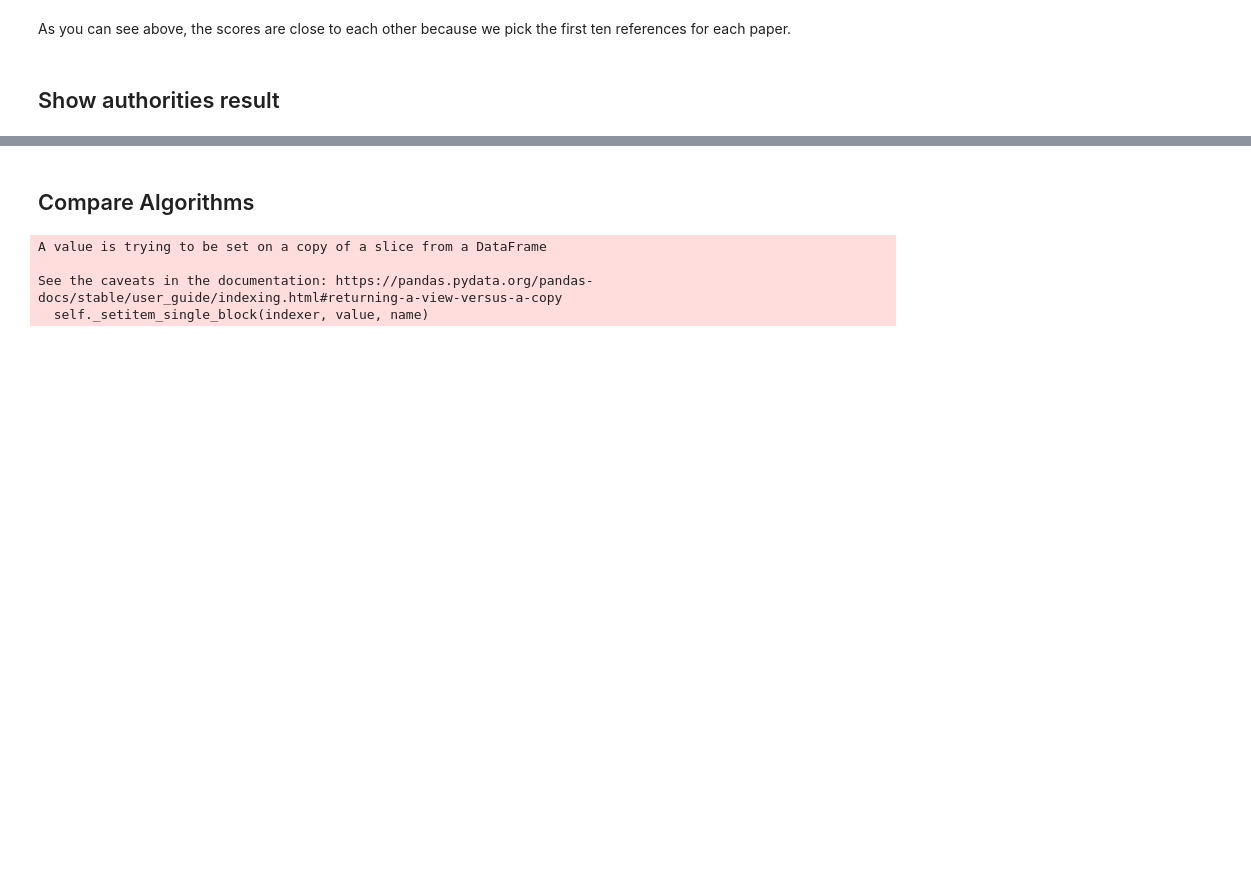
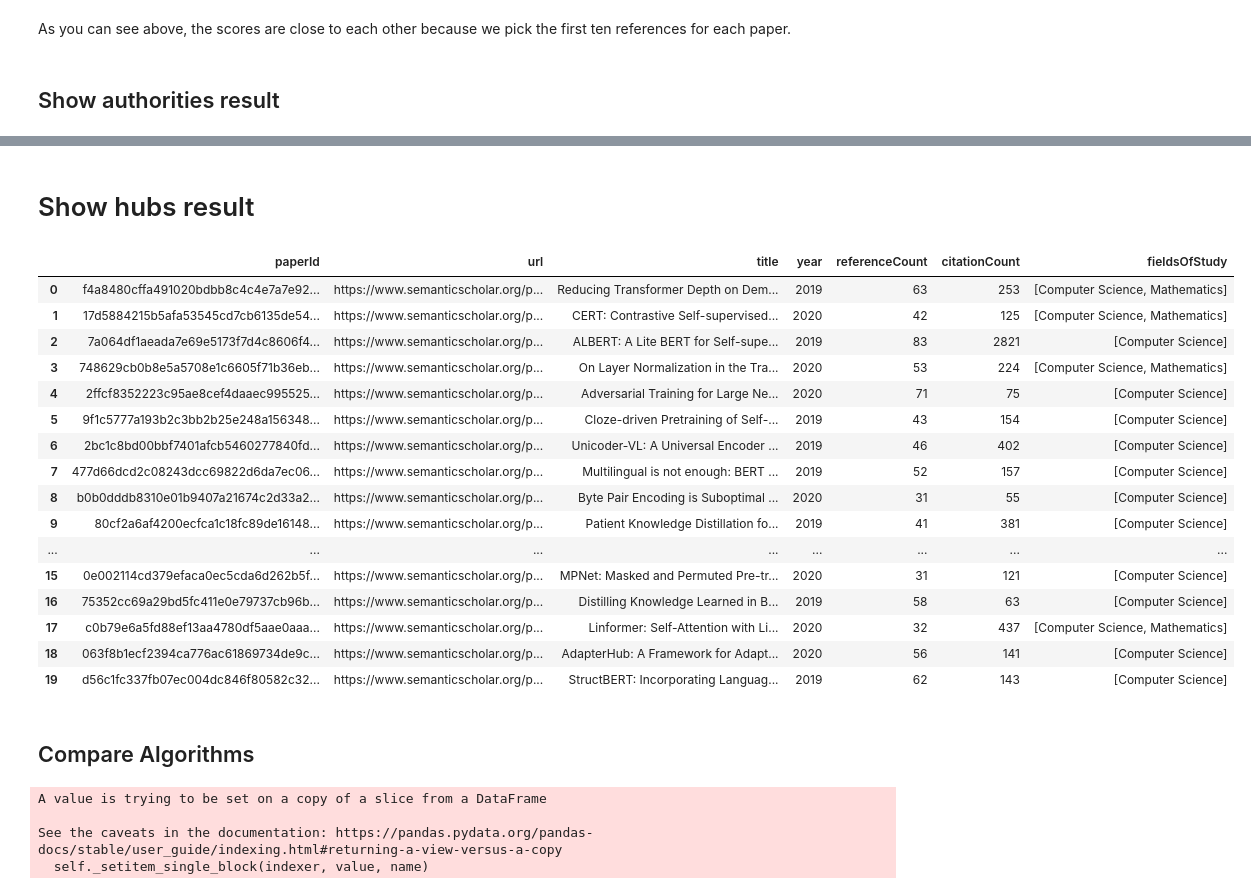
Before and after one commit to sudoparsa/information-retrieval, a Jupyter notebook: notebooks/Ranking.ipynb, the cells around one changed output, grey strips where cells are left out. Drawn from its saved outputs; the diff is of its cells as text; code cells hidden in the pictures; blank space fills up the shorter version.

```diff
--- a/notebooks/Ranking.ipynb
+++ b/notebooks/Ranking.ipynb
@@ -223,3 +223,29 @@ hits_results
+# %% [markdown]
+# Show hubs result
+# %%
+base_papers_hits = [sorted_hubs[i][0] for i in range (k)]
+papers_hits = request_papers_by_id(base_papers_hits, fields)
+# %%
+hits_results_hubs = pd.DataFrame(papers_hits)
+hits_results_hubs
+# %% [output]
+|  | paperId | url | title | year | referenceCount | citationCount | fieldsOfStudy |
+| 0 | f4a8480cffa491020bdbb8c4c4e7a7e92... | https://www.semanticscholar.org/p... | Reducing Transformer Depth on Dem... | 2019 | 63 | 253 | [Computer Science, Mathematics] |
+| 1 | 17d5884215b5afa53545cd7cb6135de54... | https://www.semanticscholar.org/p... | CERT: Contrastive Self-supervised... | 2020 | 42 | 125 | [Computer Science, Mathematics] |
+| 2 | 7a064df1aeada7e69e5173f7d4c8606f4... | https://www.semanticscholar.org/p... | ALBERT: A Lite BERT for Self-supe... | 2019 | 83 | 2821 | [Computer Science] |
+| 3 | 748629cb0b8e5a5708e1c6605f71b36eb... | https://www.semanticscholar.org/p... | On Layer Normalization in the Tra... | 2020 | 53 | 224 | [Computer Science, Mathematics] |
+| 4 | 2ffcf8352223c95ae8cef4daaec995525... | https://www.semanticscholar.org/p... | Adversarial Training for Large Ne... | 2020 | 71 | 75 | [Computer Science] |
+| 5 | 9f1c5777a193b2c3bb2b25e248a156348... | https://www.semanticscholar.org/p... | Cloze-driven Pretraining of Self-... | 2019 | 43 | 154 | [Computer Science] |
+| 6 | 2bc1c8bd00bbf7401afcb5460277840fd... | https://www.semanticscholar.org/p... | Unicoder-VL: A Universal Encoder ... | 2019 | 46 | 402 | [Computer Science] |
+| 7 | 477d66dcd2c08243dcc69822d6da7ec06... | https://www.semanticscholar.org/p... | Multilingual is not enough: BERT ... | 2019 | 52 | 157 | [Computer Science] |
+| 8 | b0b0dddb8310e01b9407a21674c2d33a2... | https://www.semanticscholar.org/p... | Byte Pair Encoding is Suboptimal ... | 2020 | 31 | 55 | [Computer Science] |
+| 9 | 80cf2a6af4200ecfca1c18fc89de16148... | https://www.semanticscholar.org/p... | Patient Knowledge Distillation fo... | 2019 | 41 | 381 | [Computer Science] |
+| ... | ... | ... | ... | ... | ... | ... | ... |
+| 15 | 0e002114cd379efaca0ec5cda6d262b5f... | https://www.semanticscholar.org/p... | MPNet: Masked and Permuted Pre-tr... | 2020 | 31 | 121 | [Computer Science] |
+| 16 | 75352cc69a29bd5fc411e0e79737cb96b... | https://www.semanticscholar.org/p... | Distilling Knowledge Learned in B... | 2019 | 58 | 63 | [Computer Science] |
+| 17 | c0b79e6a5fd88ef13aa4780df5aae0aaa... | https://www.semanticscholar.org/p... | Linformer: Self-Attention with Li... | 2020 | 32 | 437 | [Computer Science, Mathematics] |
+| 18 | 063f8b1ecf2394ca776ac61869734de9c... | https://www.semanticscholar.org/p... | AdapterHub: A Framework for Adapt... | 2020 | 56 | 141 | [Computer Science] |
+| 19 | d56c1fc337fb07ec004dc846f80582c32... | https://www.semanticscholar.org/p... | StructBERT: Incorporating Languag... | 2019 | 62 | 143 | [Computer Science] |
 # %% [markdown]
 ## Compare Algorithms
 # %%
```
Also changed, not shown: parts of 5 cells of this notebook, 1 other file.
